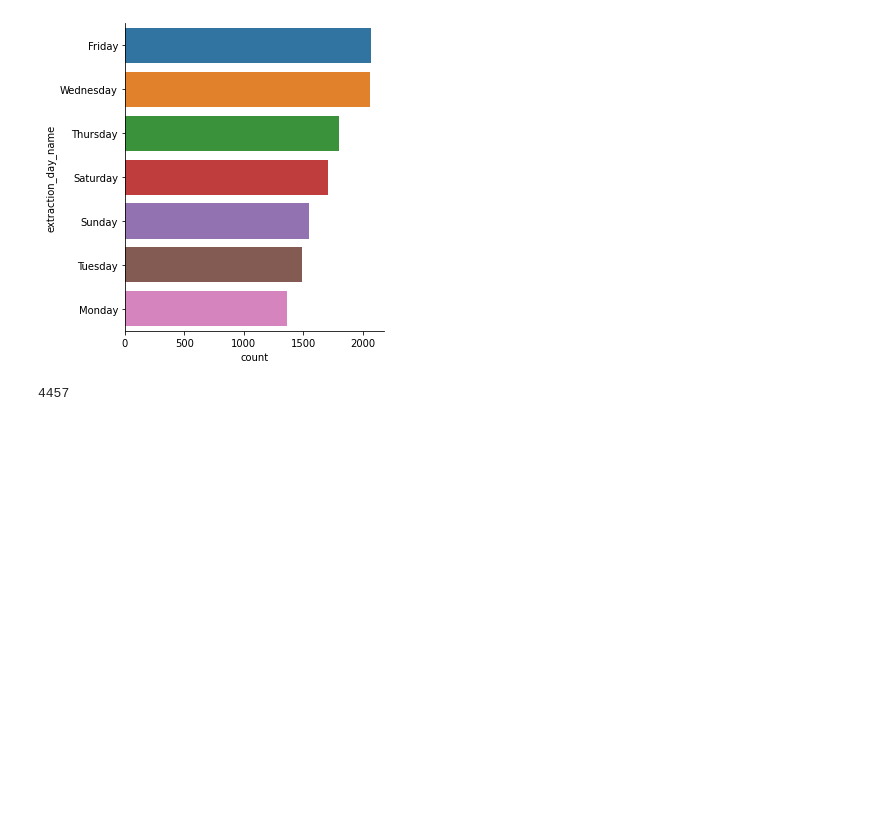
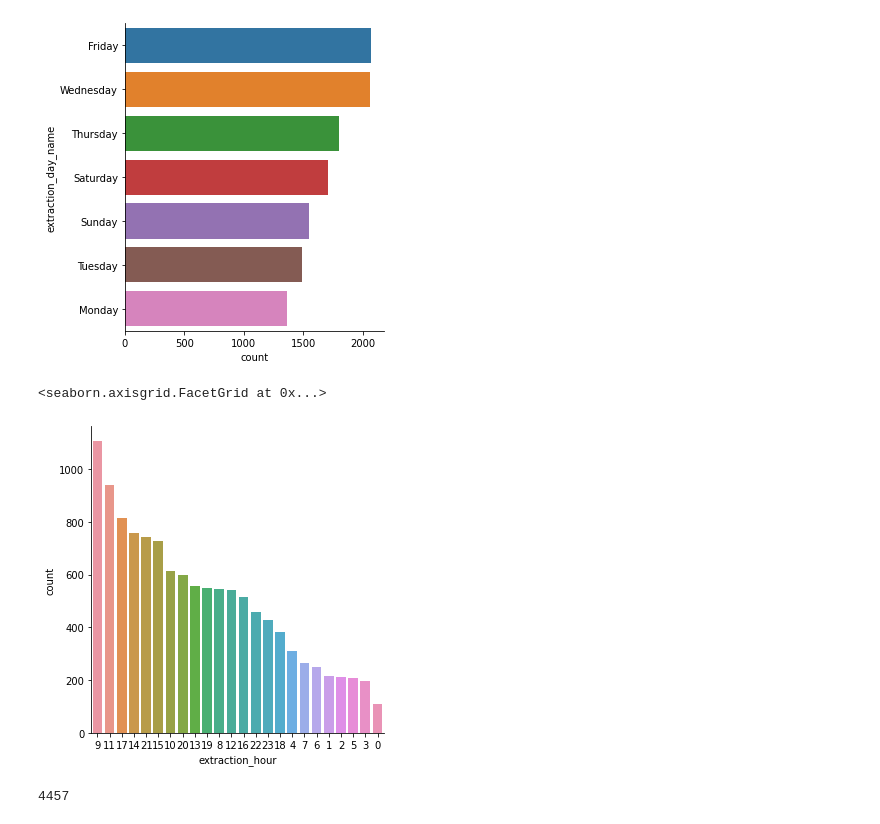
Before and after one commit to nug1209/ANZ_Data_Virtual_Experience, a Jupyter notebook: ANZ_Data_Analytics.ipynb, the cells around one changed output. Cells and saved outputs as stored; diff of their text form; code cells hidden in the pictures; blank space fills up the shorter version.

```diff
--- a/ANZ_Data_Analytics.ipynb
+++ b/ANZ_Data_Analytics.ipynb
@@ -78,7 +78,7 @@ df['extraction_date'] = df['extraction'].dt.date
 df['extraction_month_name'] = df['extraction'].dt.month_name()
 df['extraction_year'] = df['extraction'].dt.year
 df['extraction_day_name'] = df['extraction'].dt.day_name()
-df['extraction_time'] = df['extraction'].dt.time
+df['extraction_hour'] = df['extraction'].dt.hour
 df.head(3)
 # %% [output]
 |  | status | card_present_flag | bpay_biller_code | account | currency | long_lat | txn_description | ... |
@@ -328,6 +319,11 @@ sns.catplot(data=df, y='extraction_day_name', kind='count', order=df['extraction
 # %% [output]
 <seaborn.axisgrid.FacetGrid at 0x...>
 [figure]
+# %%
+sns.catplot(data=df, x='extraction_hour', kind='count', order=df['extraction_hour'].value_counts().index)
+# %% [output]
+<seaborn.axisgrid.FacetGrid at 0x...>
+[figure, added]
 # %%
 df['amount'].nunique()
 # %% [output]
```
Also changed, not shown: parts of 6 cells of this notebook.
